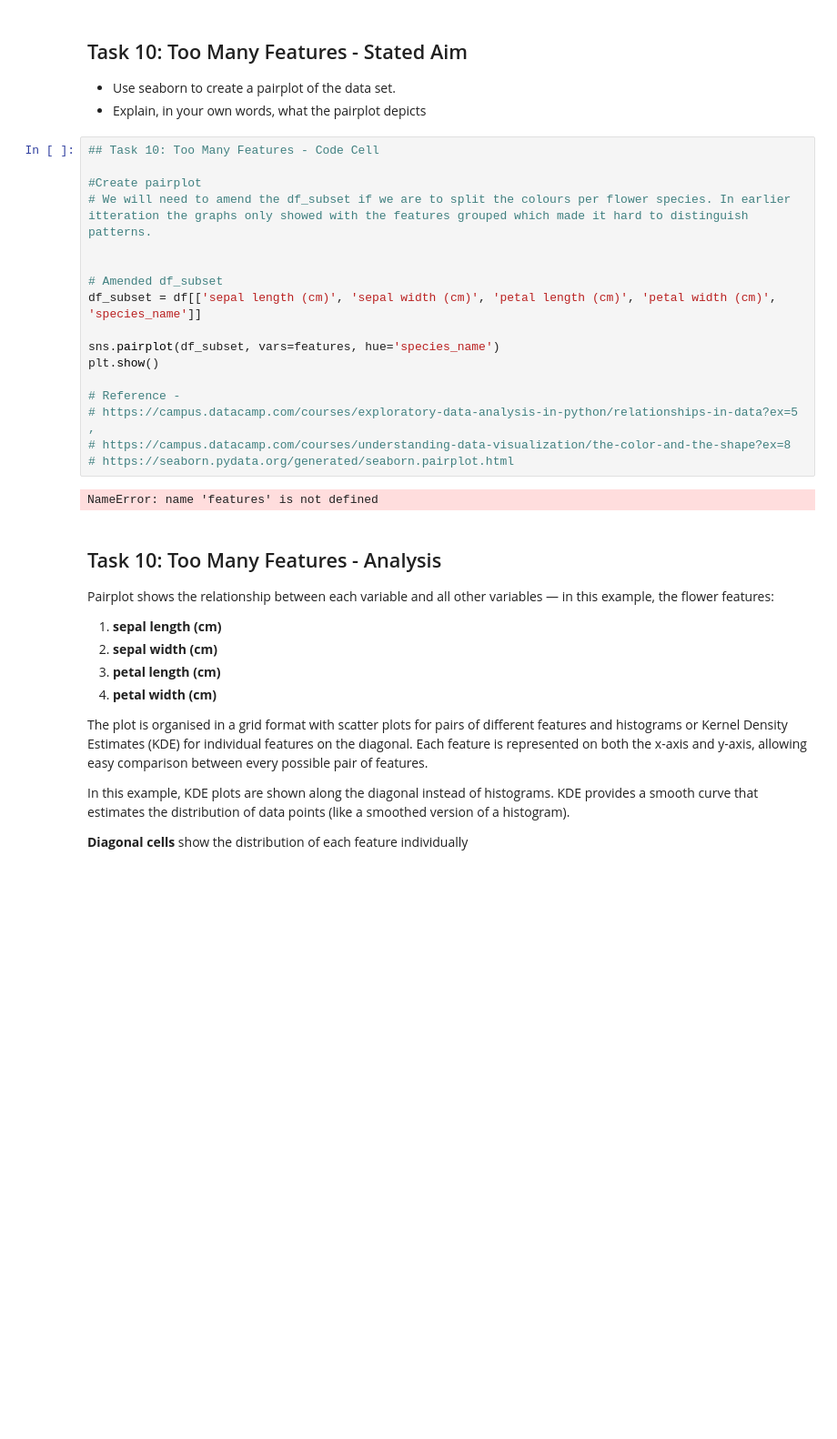
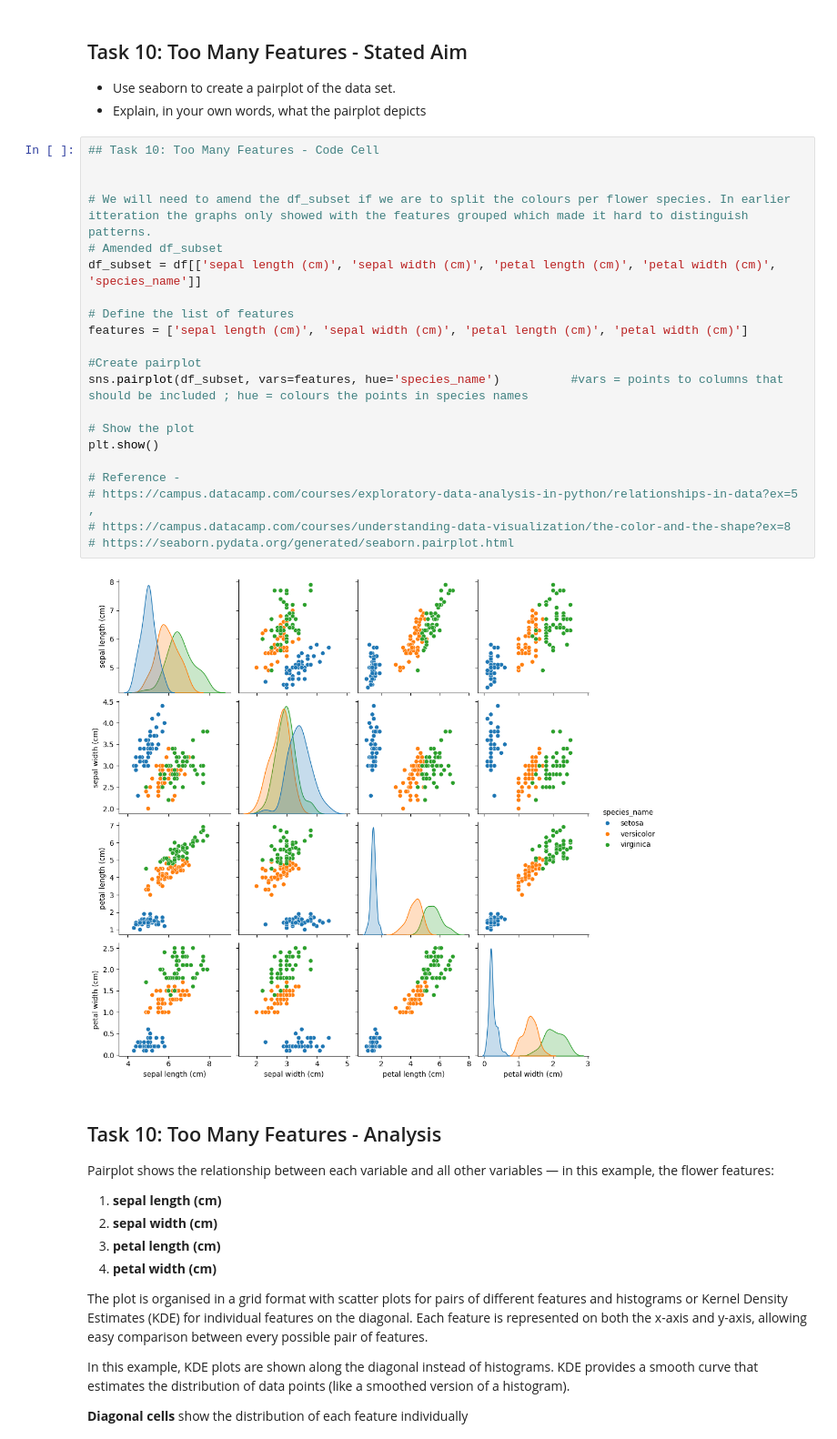
Before and after one commit to Mr-Scarf/principles_of_data_analytics, a Jupyter notebook: tasks.ipynb, the cells around one changed output. Shown: that part at 91% size. Drawn from its saved outputs; the diff is of its cells as text; blank space fills up the shorter version.

```diff
--- a/tasks.ipynb
+++ b/tasks.ipynb
@@ -840,22 +869,26 @@ Reference: https://www.scribbr.com/statistics/coefficient-of-determination/
 # %%
 ## Task 10: Too Many Features - Code Cell
 
-#Create pairplot
+
 # We will need to amend the df_subset if we are to split the colours per flower species. In earlier itteration the graphs only showed with the features grouped which made it hard to distinguish patterns.
-
-
 # Amended df_subset
 df_subset = df[['sepal length (cm)', 'sepal width (cm)', 'petal length (cm)', 'petal width (cm)', 'species_name']]
 
-sns.pairplot(df_subset, vars=features, hue='species_name')
+# Define the list of features
+features = ['sepal length (cm)', 'sepal width (cm)', 'petal length (cm)', 'petal width (cm)']
+
+#Create pairplot
+sns.pairplot(df_subset, vars=features, hue='species_name')          #vars = points to columns that should be included ; hue = colours the points in species names
+
+# Show the plot
 plt.show()
 
 # Reference -
 # https://campus.datacamp.com/courses/exploratory-data-analysis-in-python/relationships-in-data?ex=5 ,
 # https://campus.datacamp.com/courses/understanding-data-visualization/the-color-and-the-shape?ex=8
 # https://seaborn.pydata.org/generated/seaborn.pairplot.html
 # %% [output]
-NameError: name 'features' is not defined
+[figure, added]
 # %% [markdown]
 ## Task 10: Too Many Features - Analysis
 
```
Also changed, not shown: parts of 6 cells of this notebook.
